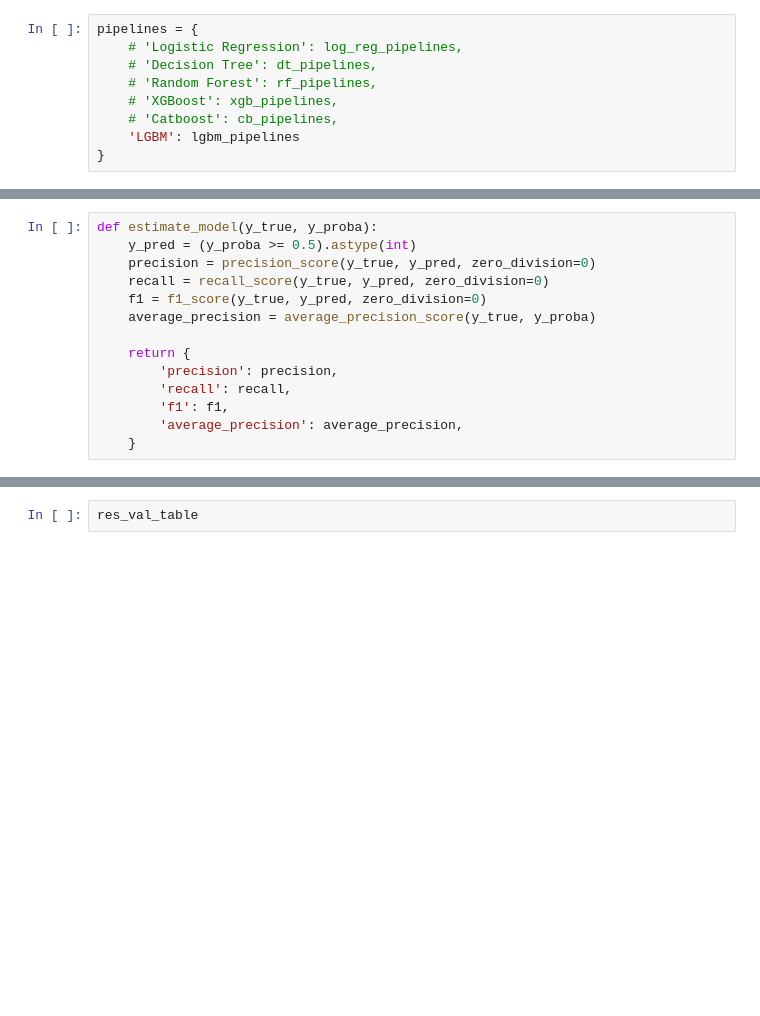
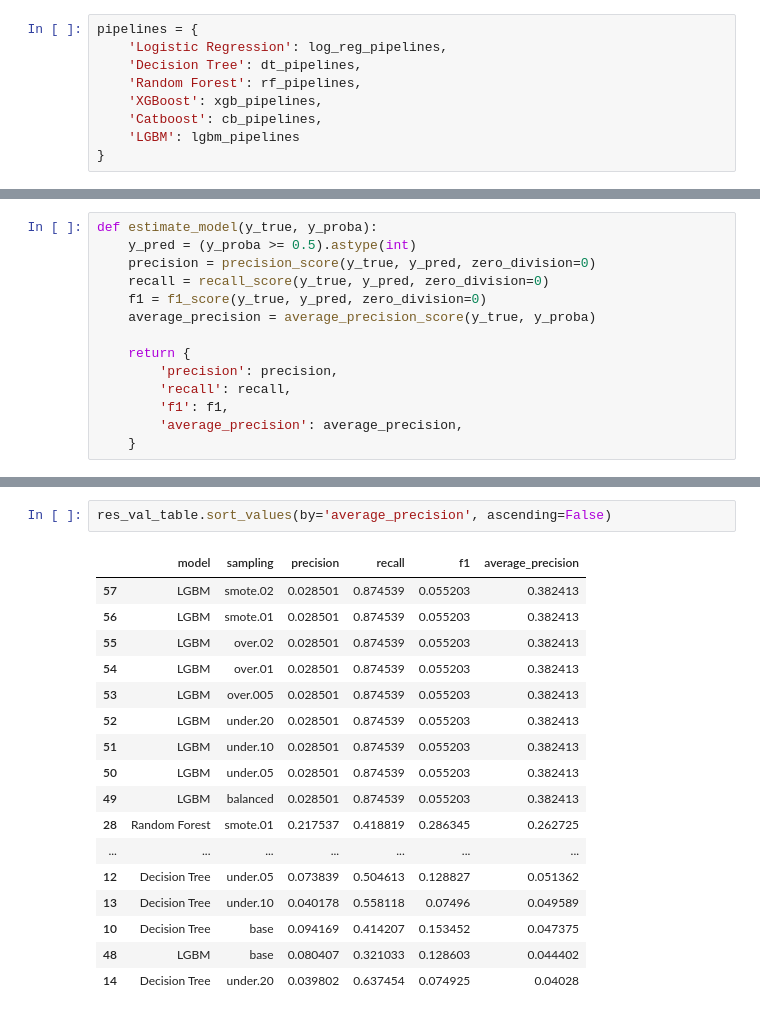
Before and after one commit to blbl-blbl/kaggle-Financial-Fraud-Detection-Dataset, a Jupyter notebook: notebooks/04_modeling.ipynb, the cells around one changed output, grey strips where cells are left out. Saved outputs shown, nothing was run; the diff lists cells and outputs as text; blank space fills up the shorter version.

```diff
--- a/notebooks/04_modeling.ipynb
+++ b/notebooks/04_modeling.ipynb
@@ -1007,11 +1007,11 @@ lgbm_pipelines = {
 }
 # %%
 pipelines = {
-    # 'Logistic Regression': log_reg_pipelines,
-    # 'Decision Tree': dt_pipelines,
-    # 'Random Forest': rf_pipelines,
-    # 'XGBoost': xgb_pipelines,
-    # 'Catboost': cb_pipelines,
+    'Logistic Regression': log_reg_pipelines,
+    'Decision Tree': dt_pipelines,
+    'Random Forest': rf_pipelines,
+    'XGBoost': xgb_pipelines,
+    'Catboost': cb_pipelines,
     'LGBM': lgbm_pipelines
 }
 # %%
@@ -1088,2 +1098,20 @@ KeyboardInterrupt:
 # %%
-res_val_table
+res_val_table.sort_values(by='average_precision', ascending=False)
+# %% [output]
+|  | model | sampling | precision | recall | f1 | average_precision |
+| 57 | LGBM | smote.02 | 0.028501 | 0.874539 | 0.055203 | 0.382413 |
+| 56 | LGBM | smote.01 | 0.028501 | 0.874539 | 0.055203 | 0.382413 |
+| 55 | LGBM | over.02 | 0.028501 | 0.874539 | 0.055203 | 0.382413 |
+| 54 | LGBM | over.01 | 0.028501 | 0.874539 | 0.055203 | 0.382413 |
+| 53 | LGBM | over.005 | 0.028501 | 0.874539 | 0.055203 | 0.382413 |
+| 52 | LGBM | under.20 | 0.028501 | 0.874539 | 0.055203 | 0.382413 |
+| 51 | LGBM | under.10 | 0.028501 | 0.874539 | 0.055203 | 0.382413 |
+| 50 | LGBM | under.05 | 0.028501 | 0.874539 | 0.055203 | 0.382413 |
+| 49 | LGBM | balanced | 0.028501 | 0.874539 | 0.055203 | 0.382413 |
+| 28 | Random Forest | smote.01 | 0.217537 | 0.418819 | 0.286345 | 0.262725 |
+| ... | ... | ... | ... | ... | ... | ... |
+| 12 | Decision Tree | under.05 | 0.073839 | 0.504613 | 0.128827 | 0.051362 |
+| 13 | Decision Tree | under.10 | 0.040178 | 0.558118 | 0.07496 | 0.049589 |
+| 10 | Decision Tree | base | 0.094169 | 0.414207 | 0.153452 | 0.047375 |
+| 48 | LGBM | base | 0.080407 | 0.321033 | 0.128603 | 0.044402 |
+| 14 | Decision Tree | under.20 | 0.039802 | 0.637454 | 0.074925 | 0.04028 |
```
Also changed, not shown: parts of 3 cells of this notebook.
